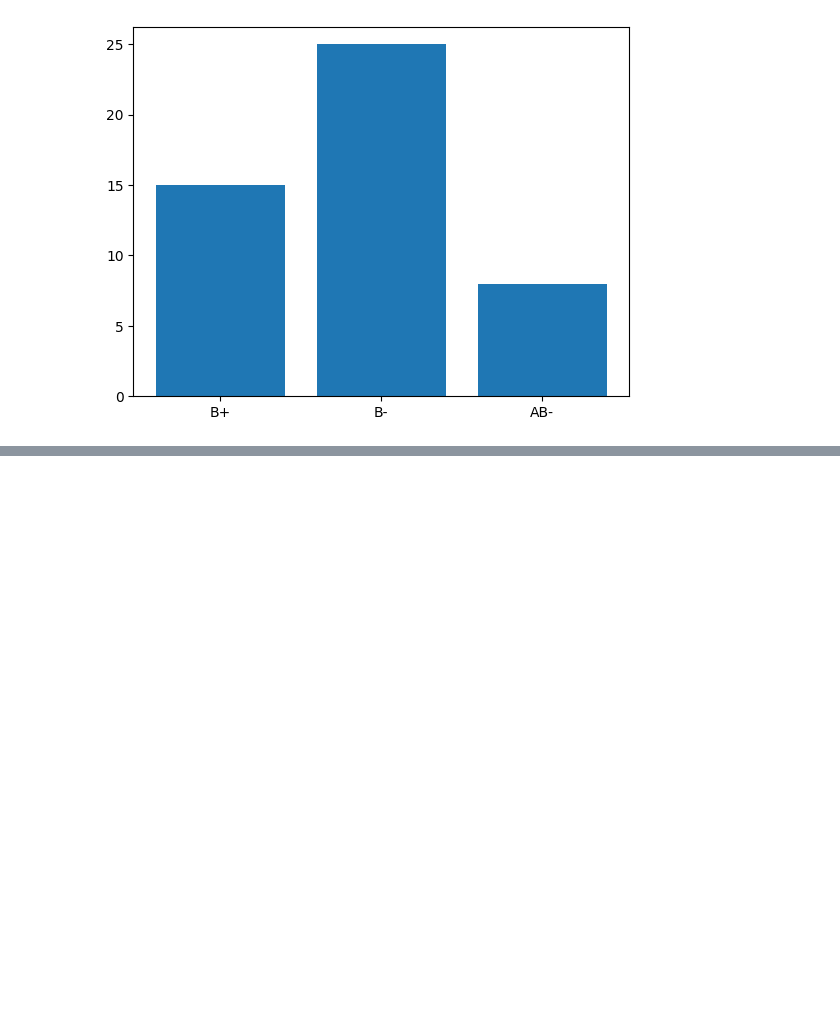
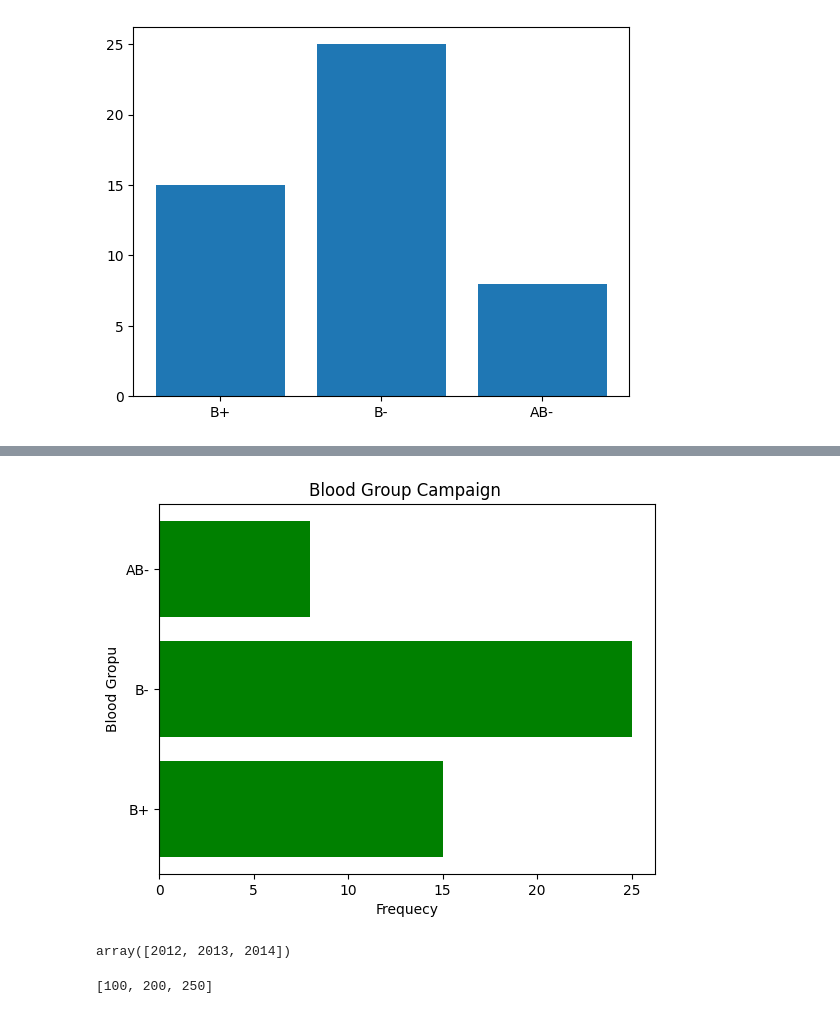
Before and after one commit to jubayerhu1/Python-Code, a Jupyter notebook: matplotlib/matplotlib.ipynb, the cells around one changed output, grey strips where cells are left out. Drawn from its saved outputs; the diff is of its cells as text; code cells hidden in the pictures; blank space fills up the shorter version.

```diff
--- a/matplotlib/matplotlib.ipynb
+++ b/matplotlib/matplotlib.ipynb
@@ -97,0 +104,24 @@ plt.bar(blood_group, Total_person)
+# %%
+# Horizontal Bar
+
+plt.barh(blood_group,Total_person, color = 'green')
+
+plt.title( 'Blood Group Campaign ')
+
+plt.ylabel("Blood Gropu")
+plt.xlabel("Frequecy")
+
+plt.show()
+# %% [output]
+[figure, added]
+# %%
+years = np.arange(2012, 2015)
+years
+# %% [output]
+array([2012, 2013, 2014])
+# %%
+popluation = [100,200,250]
+
+popluation
+# %% [output]
+[100, 200, 250]
```
Also changed, not shown: parts of 9 cells of this notebook, 5 other files.
